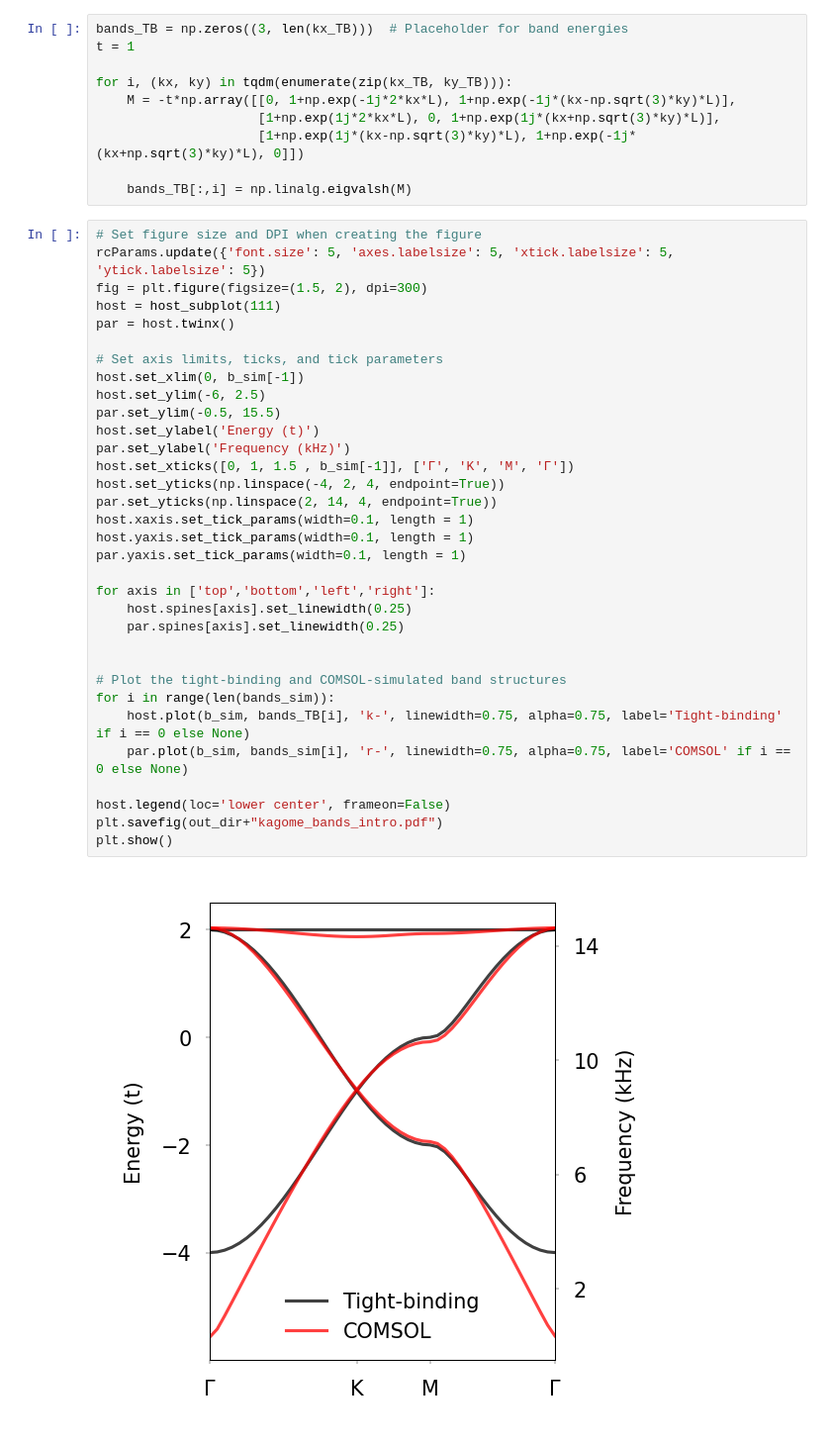
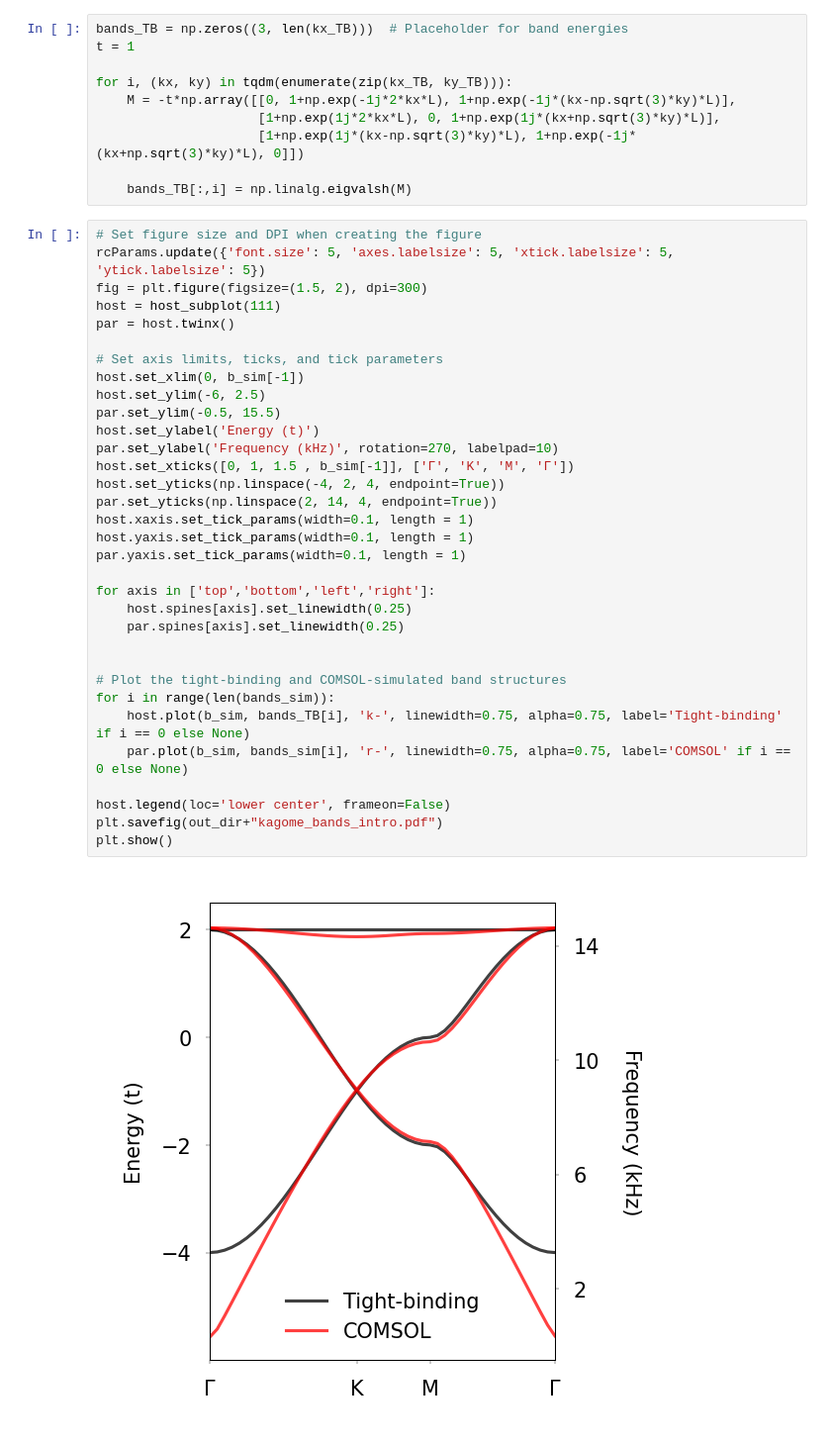
Before and after one commit to jt-y/Jiatong-Yang, a Jupyter notebook: metamaterials/processing/notebooks/paper_fig_upload/fig1.ipynb, the cells around one changed output. Shown at 99% size. Drawn from its saved outputs; the diff is of its cells as text.

```diff
--- a/metamaterials/processing/notebooks/paper_fig_upload/fig1.ipynb
+++ b/metamaterials/processing/notebooks/paper_fig_upload/fig1.ipynb
@@ -57,32 +57,32 @@ rcParams.update({'font.size': 5, 'axes.labelsize': 5, 'xtick.labelsize': 5, 'yti
 fig = plt.figure(figsize=(1.5, 2), dpi=300)
 host = host_subplot(111)
 par = host.twinx()
 
 # Set axis limits, ticks, and tick parameters
 host.set_xlim(0, b_sim[-1])
 host.set_ylim(-6, 2.5)
 par.set_ylim(-0.5, 15.5)
 host.set_ylabel('Energy (t)')
-par.set_ylabel('Frequency (kHz)')
+par.set_ylabel('Frequency (kHz)', rotation=270, labelpad=10)
 host.set_xticks([0, 1, 1.5 , b_sim[-1]], ['Γ', 'K', 'M', 'Γ'])
 host.set_yticks(np.linspace(-4, 2, 4, endpoint=True))
 par.set_yticks(np.linspace(2, 14, 4, endpoint=True))
 host.xaxis.set_tick_params(width=0.1, length = 1)
 host.yaxis.set_tick_params(width=0.1, length = 1)
 par.yaxis.set_tick_params(width=0.1, length = 1)
 
 for axis in ['top','bottom','left','right']:
     host.spines[axis].set_linewidth(0.25)
     par.spines[axis].set_linewidth(0.25)
 
 
 # Plot the tight-binding and COMSOL-simulated band structures
 for i in range(len(bands_sim)):
     host.plot(b_sim, bands_TB[i], 'k-', linewidth=0.75, alpha=0.75, label='Tight-binding' if i == 0 else None)
     par.plot(b_sim, bands_sim[i], 'r-', linewidth=0.75, alpha=0.75, label='COMSOL' if i == 0 else None)
 
 host.legend(loc='lower center', frameon=False)
 plt.savefig(out_dir+"kagome_bands_intro.pdf")
 plt.show()
 # %% [output]
-[figure, old version]
+[figure, new version]
```
Also changed, not shown: 7 other files.
